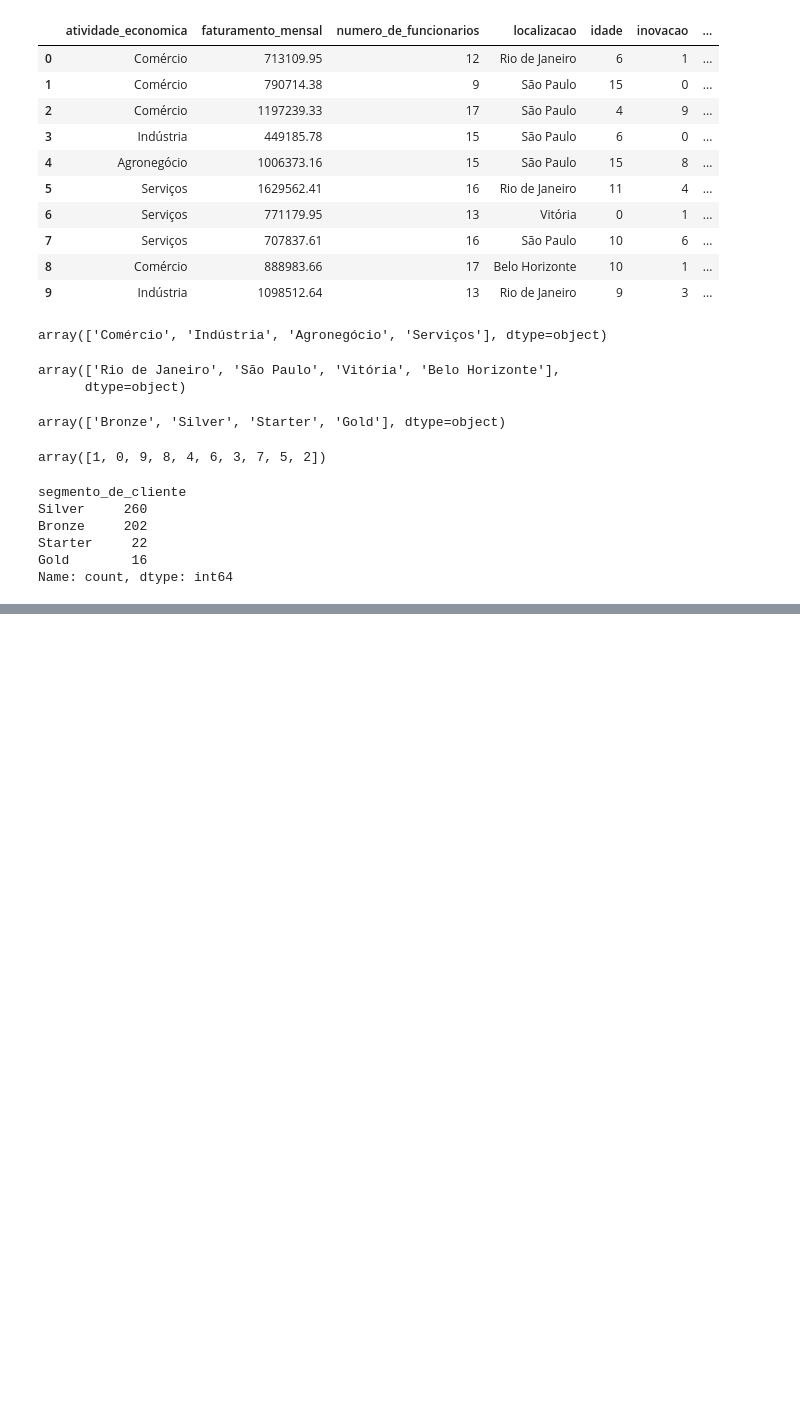
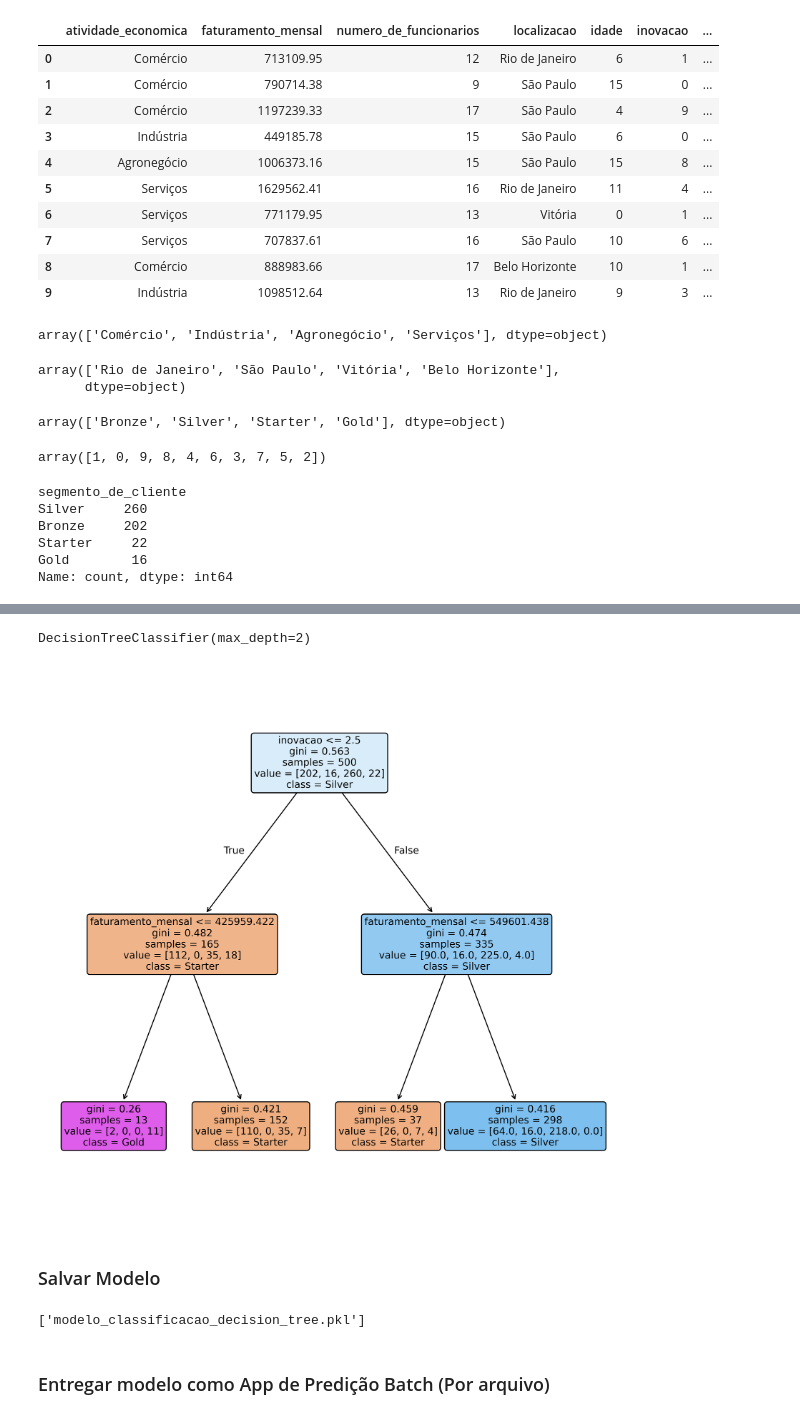
Before and after one commit to pedrosayuri/classificacao_arvore_decisao, a Jupyter notebook: classificacao_segmento_empresa.ipynb, the cells around one changed output, grey strips where cells are left out. Saved outputs shown, nothing was run; the diff lists cells and outputs as text; code cells hidden in the pictures; blank space fills up the shorter version.

Commit message:
FEAT: Finalizacao da classificacao

```diff
--- a/classificacao_segmento_empresa.ipynb
+++ b/classificacao_segmento_empresa.ipynb
@@ -132,0 +461,4 @@ px.bar(percentual_inovacao, color=percentual_inovacao.index, category_orders={'i
+# %%
+# Executar a automação de experimentos
+study_decisiontree = optuna.create_study(direction='maximize')
+study_decisiontree.optimize(decisiontree_optuna, n_trials=200)
@@ -132,0 +495,8 @@ px.bar(percentual_inovacao, color=percentual_inovacao.index, category_orders={'i
+# %%
+# Preparar o Conjunto de Dados para treinar e conseguir visualizar a árvore
+X_train_tree = X.copy()
+X_train_tree['localizacao_label'] = X_train_tree.localizacao.astype('category').cat.codes
+X_train_tree['atividade_economica_label'] = X_train_tree.atividade_economica.astype('category').cat.codes
+X_train_tree.drop(columns=['atividade_economica', 'localizacao'], axis=1, inplace=True)
+X_train_tree.rename(columns={'atividade_economica_label': 'atividade_economica', 'localizacao_label': 'localizacao'}, inplace=True)
+X_train_tree.head(10)
@@ -132,0 +515,50 @@ px.bar(percentual_inovacao, color=percentual_inovacao.index, category_orders={'i
+# %%
+# Treinar o modelo com o conjunto de hiperparâmetros otimizados
+
+clf_decision_tree = DecisionTreeClassifier(
+    min_samples_leaf=study_decisiontree.best_params['min_samples_leaf'],
+    max_depth=study_decisiontree.best_params['max_depth']
+)
+
+y_train_tree = y.copy()
+
+clf_decision_tree.fit(X_train_tree, y_train_tree)
+# %% [output]
+DecisionTreeClassifier(max_depth=2)
+# %%
+# Visualizar Árvore de Decisão com Plot Tree
+fig, axes = plt.subplots(nrows=1, ncols=1, figsize=(10, 10), dpi=600)
+
+plot_tree(clf_decision_tree,
+          feature_names=X_train_tree.columns.to_numpy(),
+          class_names=lista_segmentos,
+          filled=True,
+          fontsize=10,
+          rounded=True,
+          ax=axes)
+plt.show()
+# %% [output]
+[figure, added]
+# %% [markdown]
+### Salvar Modelo
+# %%
+import joblib
+
+# Criar um pipeline com o modelo otimizado
+dt_model_otimizado = Pipeline(steps=[
+    ('preprocessor', preprocessor),
+    ('classifier', DecisionTreeClassifier(
+        min_samples_leaf=study_decisiontree.best_params['min_samples_leaf'],
+        max_depth=study_decisiontree.best_params['max_depth']
+    ))
+])
+
+# Treinar o modelo com o pipeline otimizado
+dt_model_otimizado.fit(X, y)
+
+# Salvar o modelo otimizado
+joblib.dump(dt_model_otimizado, 'modelo_classificacao_decision_tree.pkl')
+# %% [output]
+['modelo_classificacao_decision_tree.pkl']
+# %% [markdown]
+### Entregar modelo como App de Predição Batch (Por arquivo)
```
Also changed, not shown: parts of 40 cells of this notebook, 4 other files.
